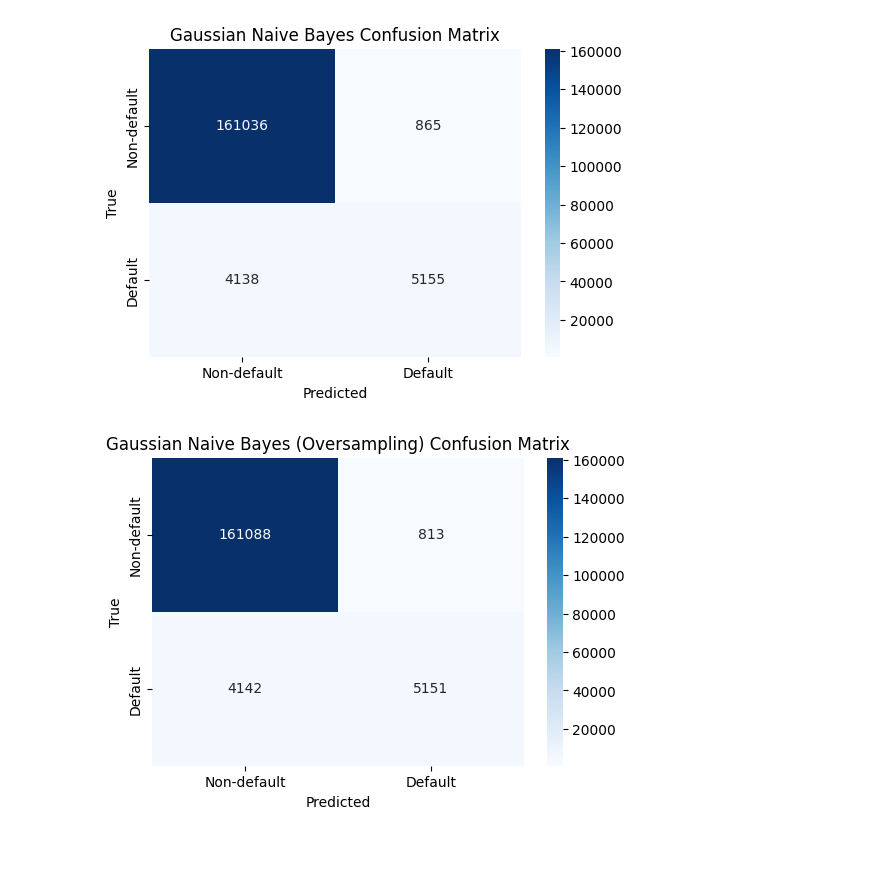
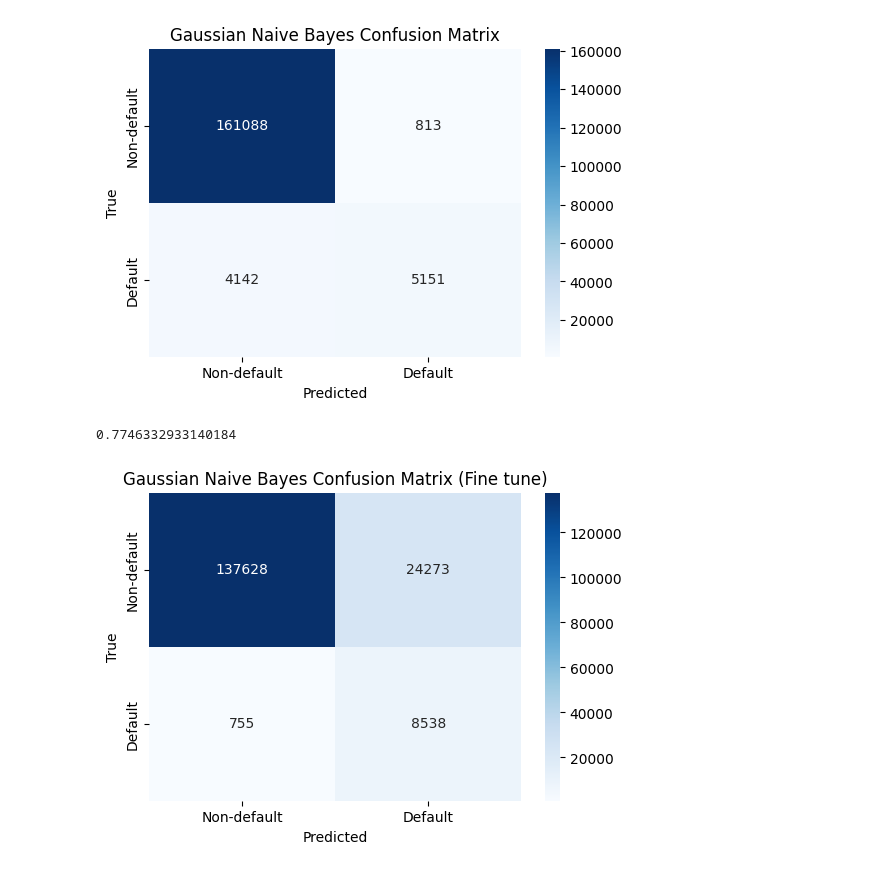
Before and after one commit to Darrel-Koh/Credit_Risk_Analysis, a Jupyter notebook: NewNB.ipynb, the cells around one changed output. Saved outputs shown, nothing was run; the diff lists cells and outputs as text; code cells hidden in the pictures.

```diff
--- a/NewNB.ipynb
+++ b/NewNB.ipynb
@@ -494,7 +451,7 @@ def stratified_sampling_and_undersampling(X, y, test_size=0.2, random_state=42):
 # %%
 from imblearn.over_sampling import SMOTE
 
-def oversampling(X, y, test_size=0.2, random_state=42):
+def Oversampling(X, y, test_size=0.2, random_state=42):
     X_train, X_test, y_train, y_test = train_test_split(X, y, test_size=test_size, stratify=y, random_state=random_state)
     # Instantiate the SMOTE object
     smote = SMOTE(random_state=42)
@@ -554,2 +491,17 @@ GaussianNB()
+# %%
+# Create a Gaussian Naive Bayes classifier
+X1_train, X1_test, y1_train, y1_test = Oversampling(X, y)
+
+param_grid = {
+    'var_smoothing': [1e-9, 1e-8, 1e-7, 1e-6, 1e-5]
+}
+
+nb_classifier_hyper = GaussianNB()
+grid_search = GridSearchCV(estimator=nb_classifier_hyper, param_grid=param_grid, cv=5)
+grid_search.fit(X1_train, y1_train)
+
+# Step 7: Access the results
+best_params = grid_search.best_params_
+best_model = grid_search.best_estimator_
 # %%
-y_pred_hyperparam = nb_classifier_hyper.predict(X1_test)
+y_pred_hyper = best_model.predict(X1_test)
@@ -596,16 +532,21 @@ plt.title('Gaussian Naive Bayes Confusion Matrix')
 plt.show()
 # %% [output]
 [figure]
+# %%
+roc_auc = roc_auc_score(y_test, y_pred)
+roc_auc
+# %% [output]
+0.7746332933140184
 # %%
 # Generate the confusion matrix
-cm = confusion_matrix(y2_test, y_pred_o)
+cm = confusion_matrix(y1_test, y_pred_hyper)
 
 # Display the confusion matrix as a heatmap
 plt.figure(figsize=(6, 4))
 sns.heatmap(cm, annot=True, fmt="d", cmap="Blues", xticklabels=['Non-default', 'Default'], yticklabels=['Non-default', 'Default'])
 plt.xlabel('Predicted')
 plt.ylabel('True')
-plt.title('Gaussian Naive Bayes (Oversampling) Confusion Matrix')
+plt.title('Gaussian Naive Bayes Confusion Matrix (Fine tune)')
 plt.show()
 # %% [output]
-[figure, old version]
+[figure, new version]
```
Also changed, not shown: parts of 23 cells of this notebook.
